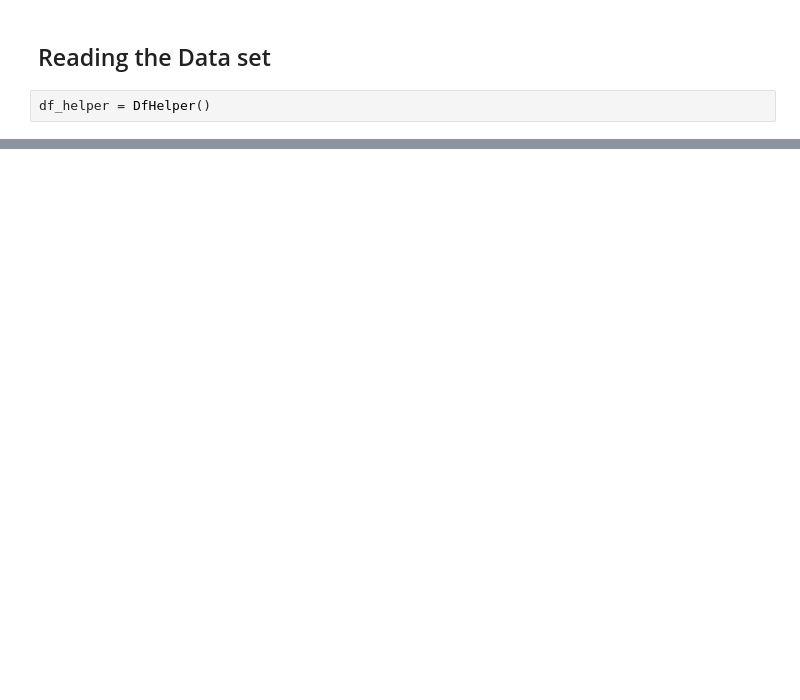
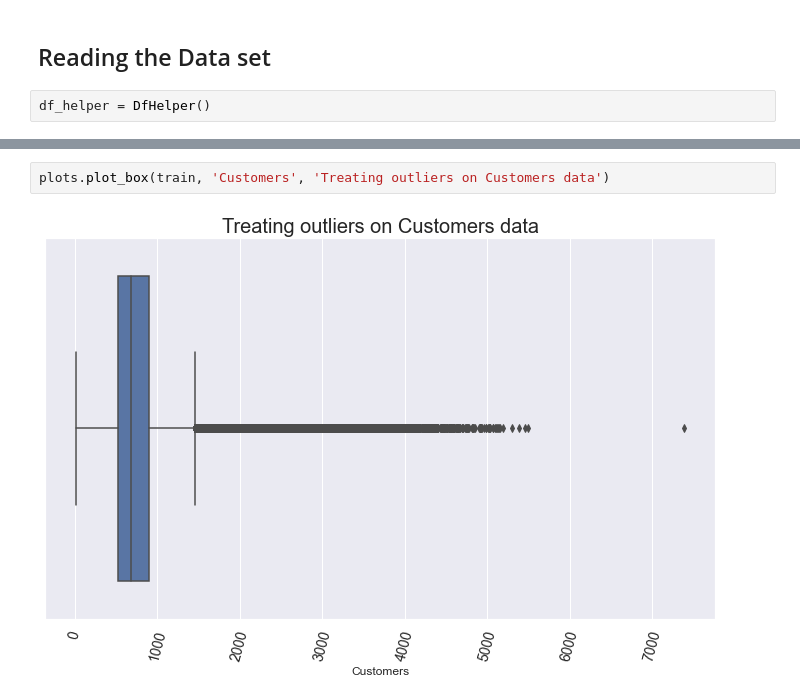
Before and after one commit to abreham-g/Pharmaceutical_Sales_prediction, a Jupyter notebook: notebook/Pharmaceutical_Exploration.ipynb, the cells around one changed output, grey strips where cells are left out. Drawn from its saved outputs; the diff is of its cells as text; blank space fills up the shorter version.

```diff
--- a/notebook/Pharmaceutical_Exploration.ipynb
+++ b/notebook/Pharmaceutical_Exploration.ipynb
@@ -106,0 +197,4 @@ None
+# %%
+plots.plot_box(train, 'Customers', 'Treating outliers on Customers data')
+# %% [output]
+[figure, added]
```
Also changed, not shown: parts of 18 cells of this notebook, 4 other files.
